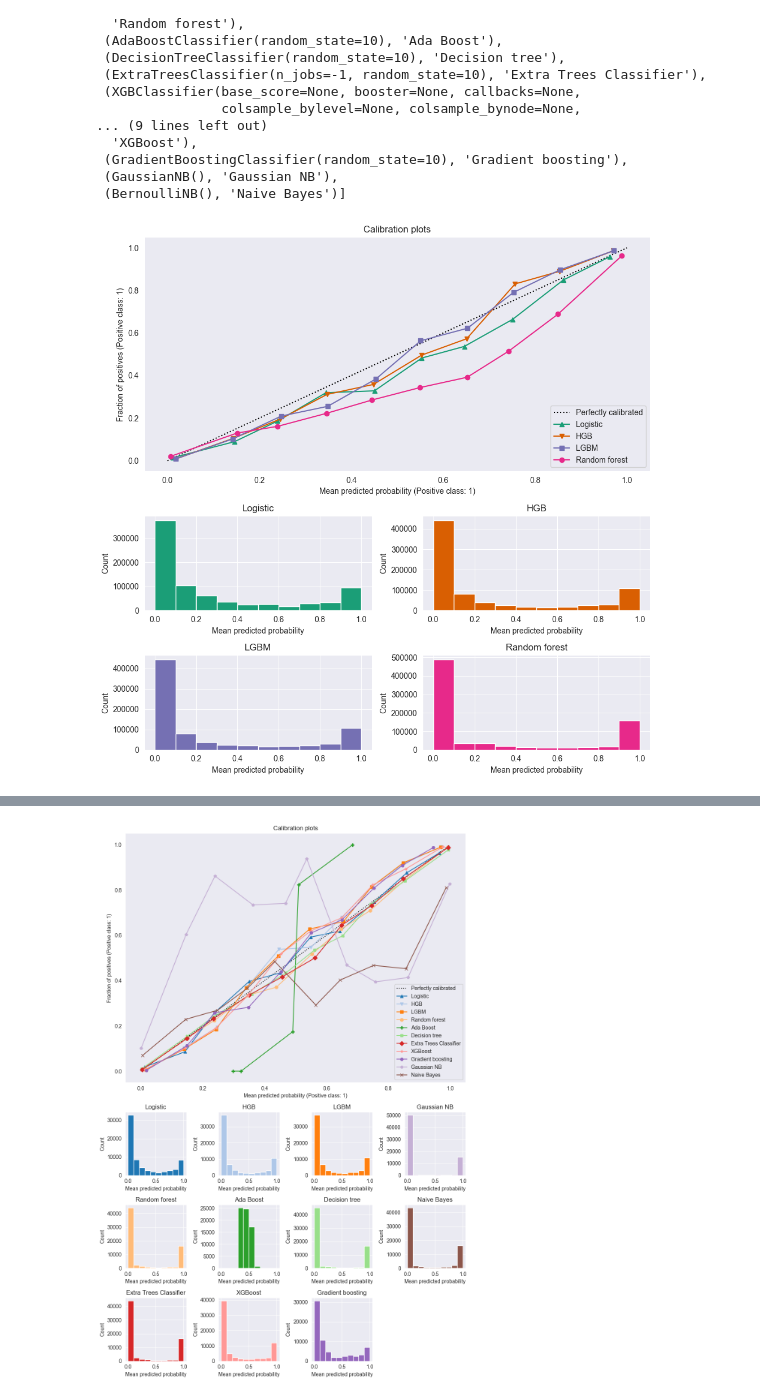
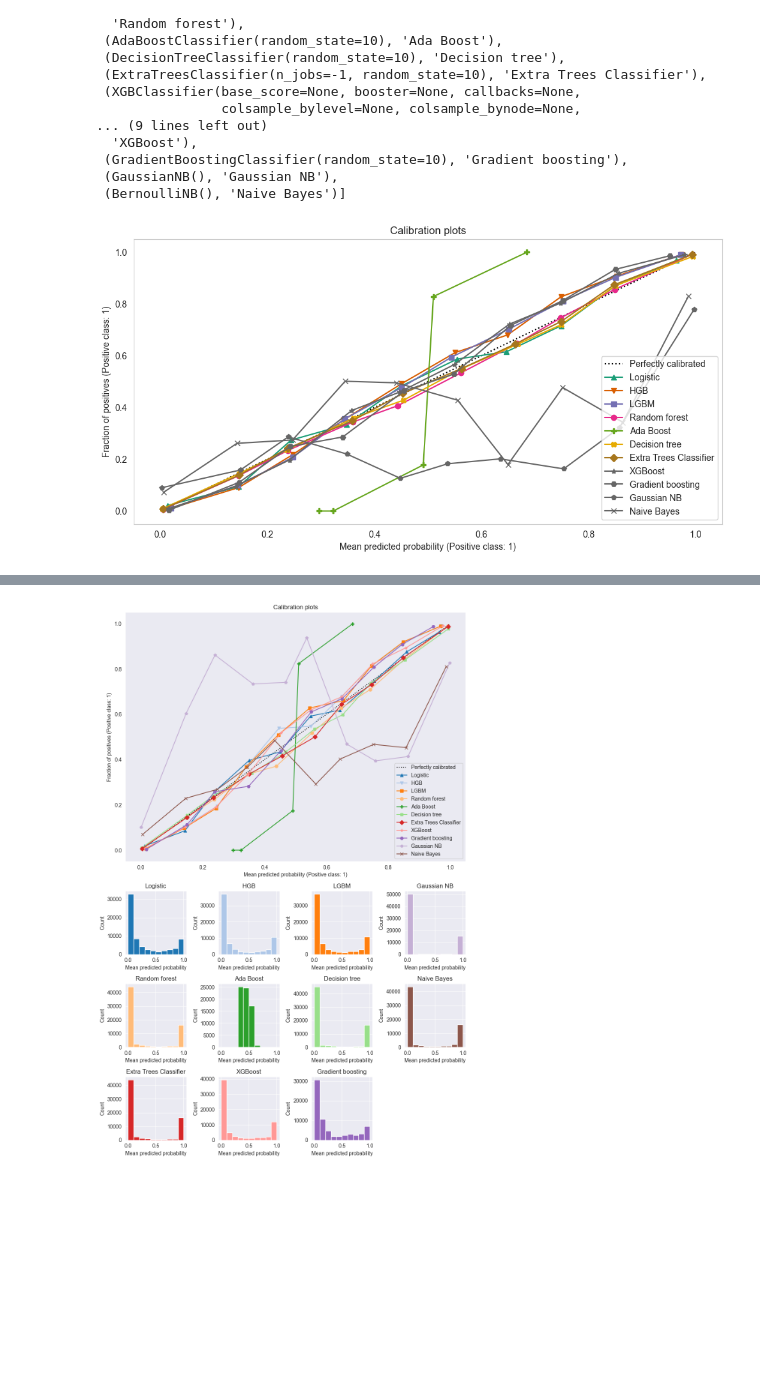
Before and after one commit to wolfrieder/http-response-classifier, a Jupyter notebook: notebooks/modeling_final.ipynb, the cells around one changed output, grey strips where cells are left out. Cells and saved outputs as stored; diff of their text form; code cells hidden in the pictures; blank space fills up the shorter version.

```diff
--- a/notebooks/modeling_final.ipynb
+++ b/notebooks/modeling_final.ipynb
@@ -904,49 +905,63 @@ clf_list
 from sklearn.calibration import CalibrationDisplay
 from matplotlib.gridspec import GridSpec
 import matplotlib.pyplot as plt
+# %%
+train_data = pd.read_parquet(
+    "../data/processed/chrome/08_12_2022/calibration_set_featurized_BE.parquet.gzip"
+)
+# X_train, y_train = train_data.iloc[:, :-1], train_data[["tracker"]]
+test_data = pd.read_parquet(
+    "../data/processed/chrome/08_12_2022/test_set_featurized_BE.parquet.gzip"
+)
+# %%
+X_train, y_train = train_data.iloc[:, :-1], train_data[["tracker"]]
+X_test, y_test = test_data.iloc[:, :-1], test_data[["tracker"]]
+
+# del train_data
+# del test_data
 # %%
 fig = plt.figure(figsize=(10, 10))
 gs = GridSpec(4, 2)
 colors = plt.cm.get_cmap("Dark2")
 
 ax_calibration_curve = fig.add_subplot(gs[:2, :2])
 calibration_displays = {}
-markers = ["^", "v", "s", "o"]
+markers = ["^", "v", "s", "o", 'P', 'X', 'D', '*', 'H', 'p', 'x']
 for i, (clf, name) in enumerate(clf_list):
     display = CalibrationDisplay.from_estimator(
         clf,
-        X_test,
-        y_test,
+        X_train,
+        y_train,
         n_bins=10,
         name=name,
         ax=ax_calibration_curve,
         color=colors(i),
         marker=markers[i],
     )
     calibration_displays[name] = display
 
 ax_calibration_curve.grid()
 ax_calibration_curve.set_title("Calibration plots")
 
 # Add histogram
-grid_positions = [(2, 0), (2, 1), (3, 0), (3, 1)]
-for i, (_, name) in enumerate(clf_list):
-    row, col = grid_positions[i]
-    ax = fig.add_subplot(gs[row, col])
-
-    ax.hist(
-        calibration_displays[name].y_prob,
-        range=(0, 1),
-        bins=10,
-        label=name,
-        color=colors(i),
-    )
-    ax.set(title=name, xlabel="Mean predicted probability", ylabel="Count")
+# grid_positions = [(2, 0), (2, 1), (3, 0), (3, 1)]
+# for i, (_, name) in enumerate(clf_list):
+#     row, col = grid_positions[i]
+#     ax = fig.add_subplot(gs[row, col])
+#
+#     ax.hist(
+#         calibration_displays[name].y_prob,
+#         range=(0, 1),
+#         bins=10,
+#         label=name,
+#         color=colors(i),
+#     )
+#     ax.set(title=name, xlabel="Mean predicted probability", ylabel="Count")
 
 plt.tight_layout()
 plt.show()
 # %% [output]
-[figure, old version]
+[figure, new version]
 # %%
 from sklearn.calibration import CalibrationDisplay
 from matplotlib.gridspec import GridSpec
```
Also changed, not shown: parts of 7 cells of this notebook, 14 other files.
